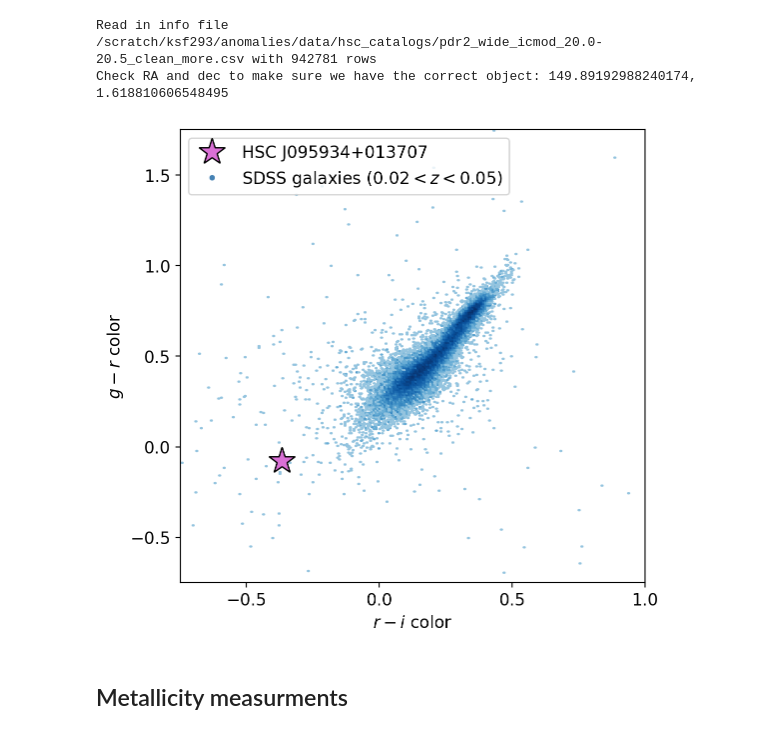
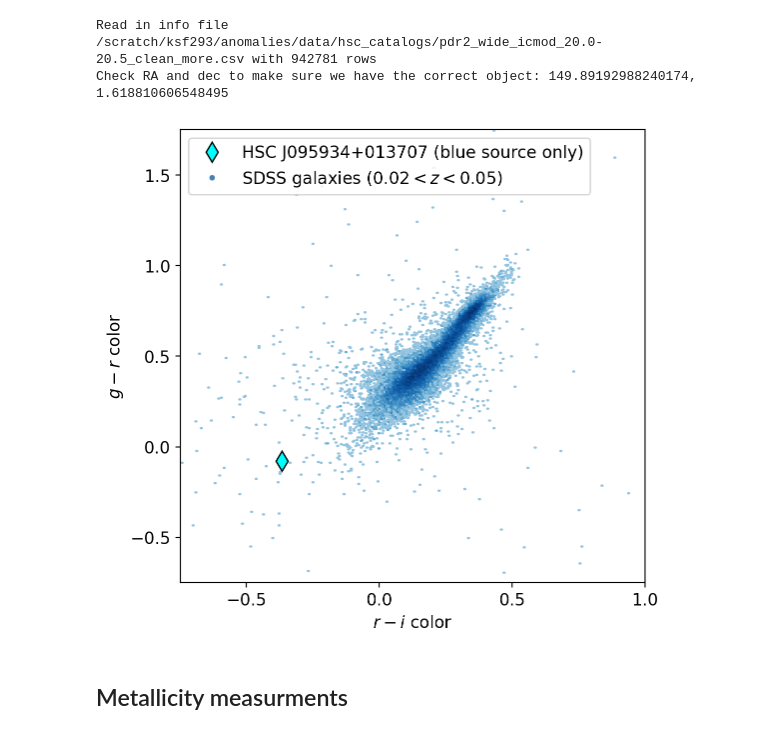
Before and after one commit to kstoreyf/anomalies-GAN-HSC, a Jupyter notebook: notebooks/plots_bluedot_2021-04-06.ipynb, the cells around one changed output. Saved outputs shown, nothing was run; the diff lists cells and outputs as text; code cells hidden in the pictures.

Commit message:
updated notebooks for mnras paper plots

```diff
--- a/notebooks/plots_bluedot_2021-04-06.ipynb
+++ b/notebooks/plots_bluedot_2021-04-06.ipynb
@@ -512,34 +573,34 @@ Check RA and dec to make sure we have the correct object: 149.89192988240174, 1.
 # %%
 plt.figure(figsize=(6,6))
 ax = plt.gca()
-plt.plot(rmag-imag, gmag-rmag, marker='*', markeredgecolor='black', color='orchid', markersize=20,
-         label='HSC J095934+013707', ls='None')
+plt.plot(rmag-imag, gmag-rmag, marker='d', markeredgecolor='black', color='cyan', markersize=10,
+         label='HSC J095934+013707 (blue source only)', ls='None')
 
 #plt.scatter(ri_color_sdss, gr_color_sdss,
 #           c='teal', alpha=0.5, s=6, lw=0, label=r'SDSS galaxies ($0.02<z<0.05$)')
 handles, labels = ax.get_legend_handles_labels()
 plt.hexbin(ri_color_sdss, gr_color_sdss, cmap=cmap_blu, mincnt=1, gridsize=2500, bins='log')
 blue_point = matplotlib.lines.Line2D([], [], color='steelblue', marker='.', ls='None',
                           markersize=6, label=r'SDSS galaxies ($0.02<z<0.05$)')
 handles.append(blue_point)
 plt.legend(handles=handles, loc='upper left', **{'fontsize': 12})
 
 rimin, rimax = -0.75, 1.0
 grmin, grmax = -0.75, 1.75
 
 ticks = np.arange(-2, 2, 0.5)
 plt.xticks(ticks)
 plt.yticks(ticks)
 plt.xlim(rimin, rimax)
 plt.ylim(grmin, grmax)
 
 plt.xlabel(r"$r-i$ color")
 plt.ylabel(r"$g-r$ color")
 #plt.legend(loc='upper left')
 
 plt.savefig(f'{plot_dir}/color-color.png', bbox_inches='tight')
 # %% [output]
-[figure, old version]
+[figure, new version]
 # %% [markdown]
 ## Metallicity measurments
 # %% [markdown]
```
Also changed, not shown: parts of 27 cells of this notebook, 2 other files.
